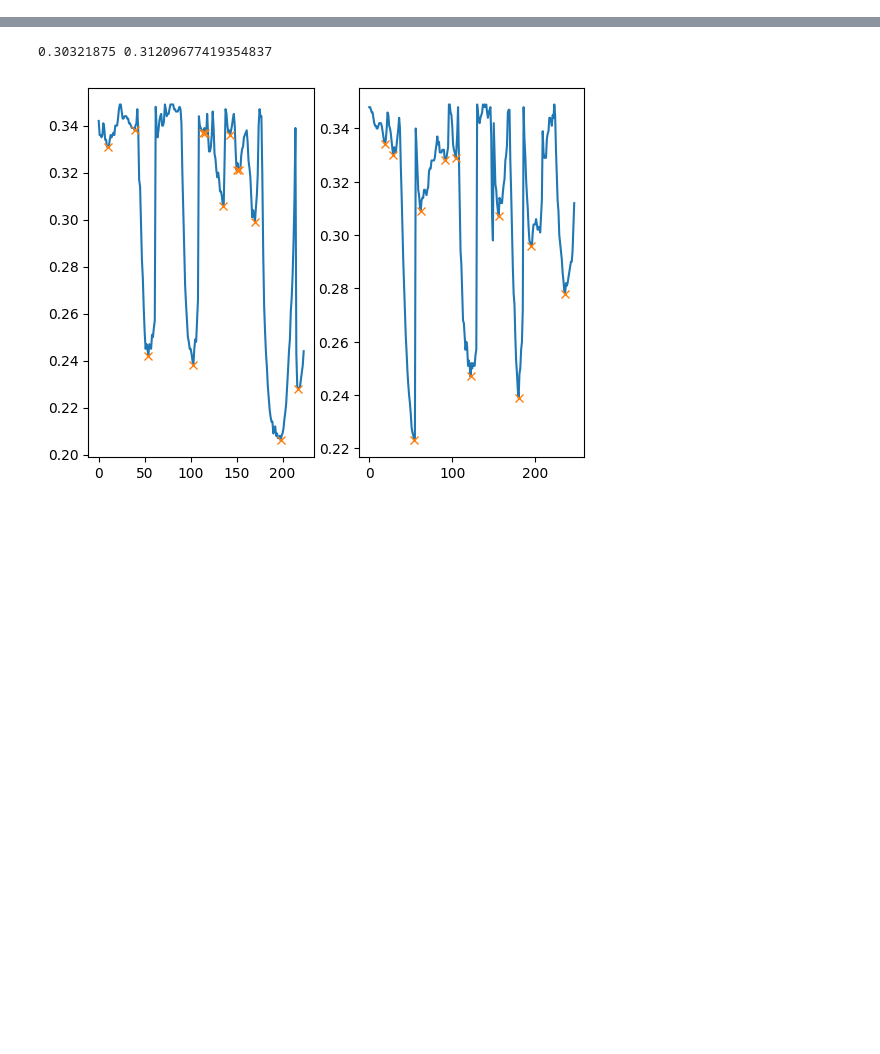
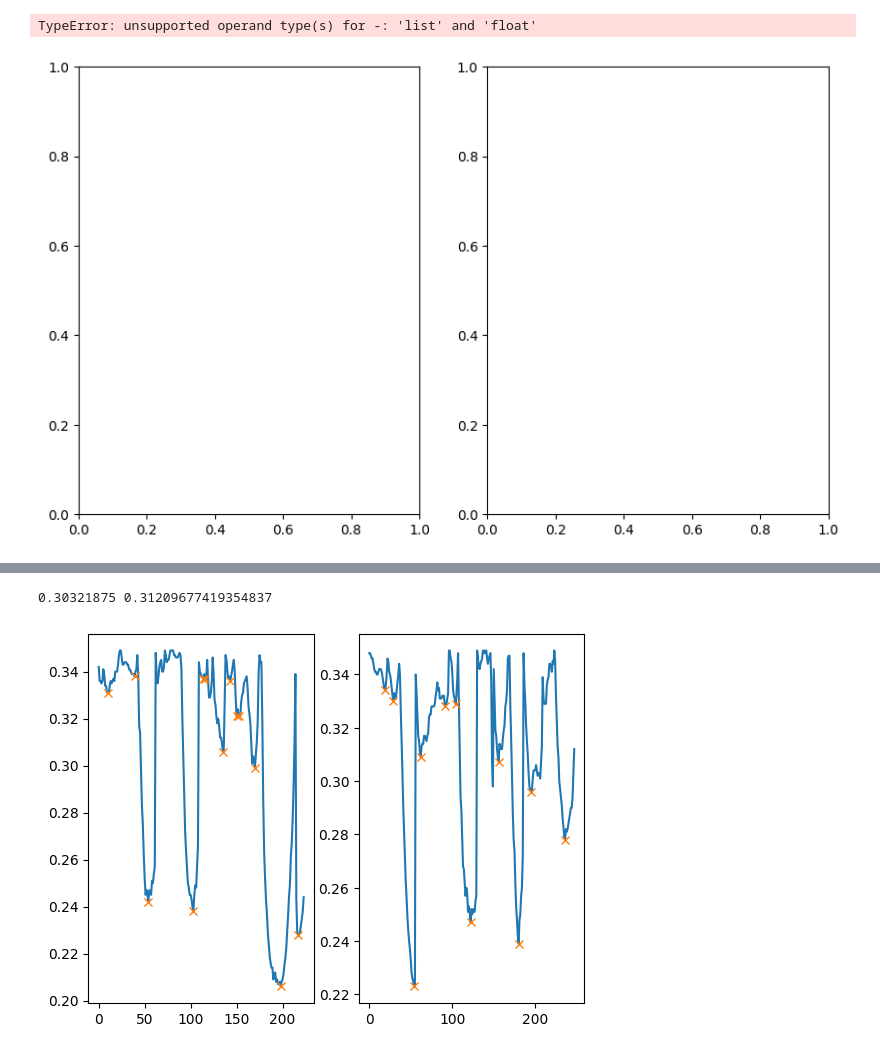
Before and after one commit to ViktorRakhmatulin/AirTouch, a Jupyter notebook: data_analysis.ipynb, the cells around one changed output, grey strips where cells are left out. Drawn from its saved outputs; the diff is of its cells as text; code cells hidden in the pictures; blank space fills up the shorter version.

```diff
--- a/data_analysis.ipynb
+++ b/data_analysis.ipynb
@@ -0,0 +11,36 @@
+# %%
+# experiment 1 data collection cell
+def process_file(path_to_file):
+    data = []
+    with open(path_to_file, "r") as my_file:
+        for i,line in enumerate(my_file):
+            if i < 2:
+                continue
+            datas = line.split()
+            data.append(datas)
+                        #
+    data = np.array(data, dtype=float)
+    grad = np.diff(data[:,0],prepend = 0)
+    requered_width = 1
+
+    return data[grad > requered_width][:,1].tolist(), data[grad > requered_width][:,1].mean()
+
+my_dir = "Main_part/data/exp1_dist/protocol_relocations"
+
+data_25 = []
+data_35 = []
+data_all_25 = []
+data_all_35 = []
+for file in os.listdir(my_dir):
+    if file.endswith(".txt"):
+        name_trial = file.split('.')[0].split("_")
+        path_to_file = os.path.join(my_dir, file)
+        dataset,means = process_file(path_to_file)
+        val = dataset[:7]
+        val = [means]
+        if name_trial[1] == '35':
+            data_35 += val
+            data_all_35.append(dataset[:10])
+        else:
+            data_25 += val
+            data_all_25.append(dataset[:10])
@@ -0,0 +81,11 @@
+# %%
+# boxplot of distances
+fig, ax = plt.subplots(1,2,figsize=(10, 6))
+sns.boxplot(data_all_25,ax = ax[0])
+sns.boxplot(data_all_35, ax = ax[1])
+plt.show()
+# Fig Capture
+# Performance of participants to locate reference distance of 0.25 m. (left) and 0.35 m. (right)
+# %% [output]
+TypeError: unsupported operand type(s) for -: 'list' and 'float'
+[figure, added]
```
Also changed, not shown: parts of 17 cells of this notebook.
